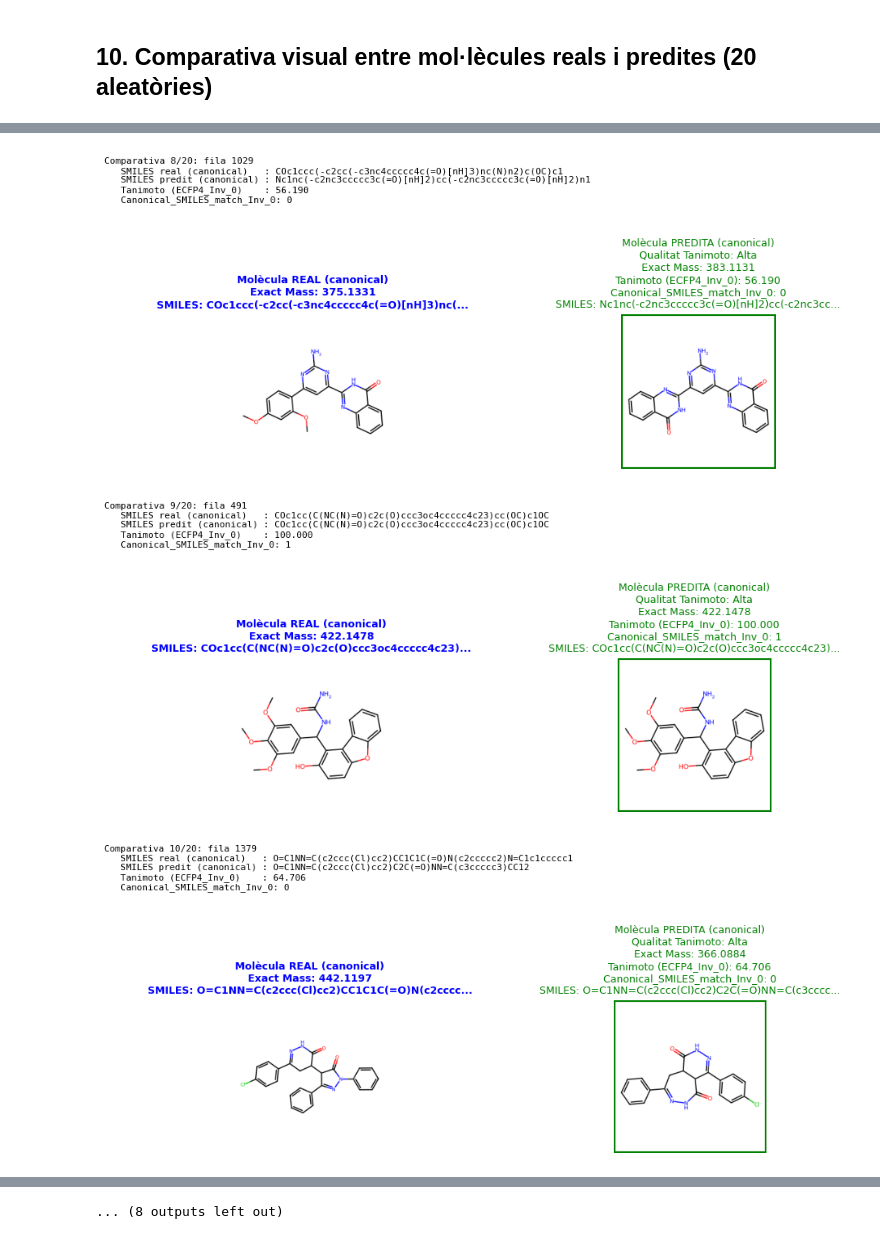
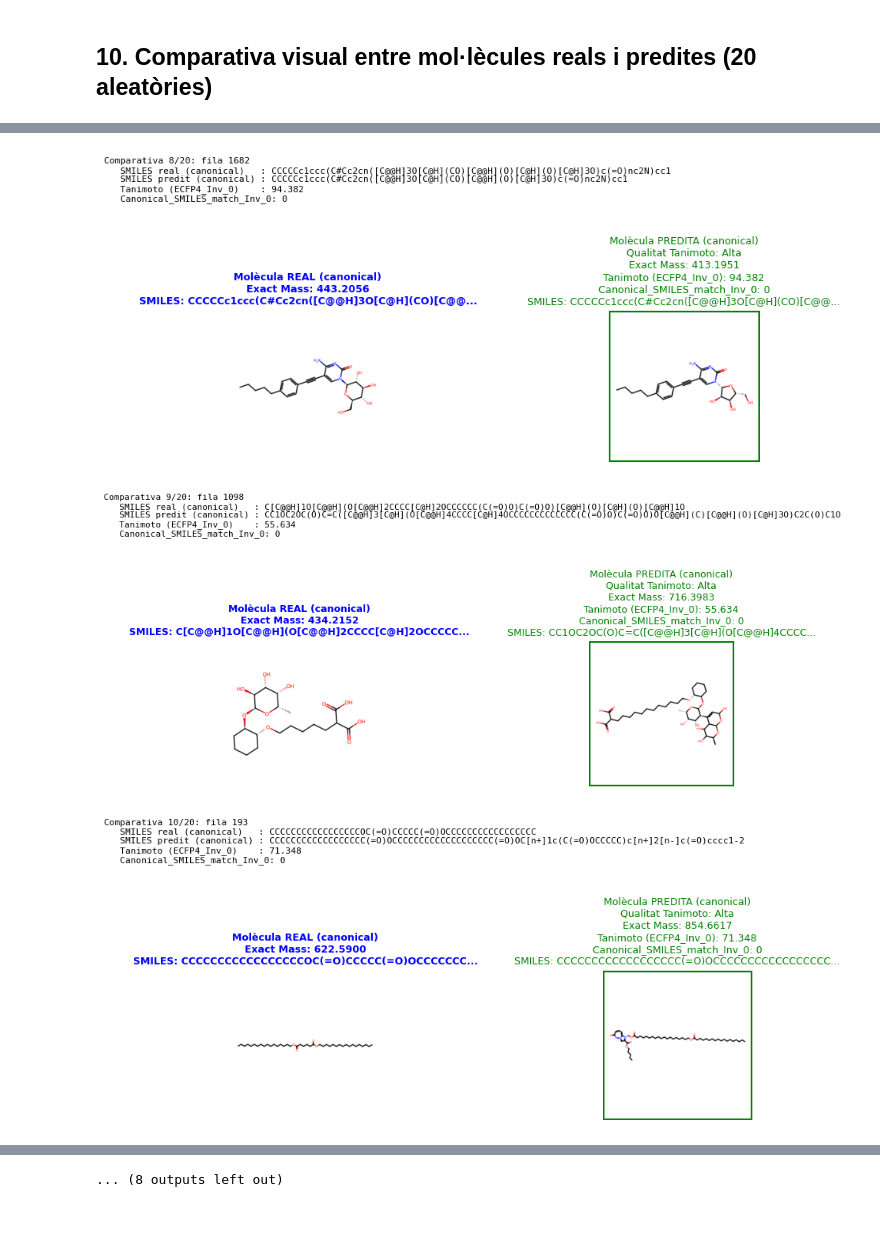
Before and after one commit to DavidDiestreR/MolForge_Testing, a Jupyter notebook: notebooks/analysis/output_analysis.ipynb, the cells around one changed output, grey strips where cells are left out. Drawn from its saved outputs; the diff is of its cells as text; code cells hidden in the pictures.

```diff
--- a/notebooks/analysis/output_analysis.ipynb
+++ b/notebooks/analysis/output_analysis.ipynb
@@ -37,9 +38,9 @@ fp_type = "ECFP4"
 # %% [markdown]
 Fitxer de fingerprints preprocessat (path a partir de MolForge_Testing/)
 # %%
-#input_path = "data/MolForge_output/MolForge_MFoutput_2000_ECFP4.csv"
+input_path = "data/MolForge_output/MolForge_MFoutput_2000_ECFP4_noise0_1_noise1_0.csv"
 #input_path = "data/MolForge_output/CoCoGraph_MFoutput_2000_novel.csv"
-input_path = "data/MolForge_output/CoCoGraph_MFoutput_2000_lt70atoms.csv"
+#input_path = "data/MolForge_output/CoCoGraph_MFoutput_2000_lt70atoms.csv"
 
 SMILES_in_col_name = "SMILES_input"
 SMILES_out_col_name = "SMILES_output_" + fp_type
@@ -48,15 +49,15 @@ Fitxer en que guardar l'output (path a partir de MolForge_Testing/)
 # %%
 # Output_path ha de ser una carpeta
-#output_path = "data/analysis_output/MolForge_MF_Analysis_2000_ECFP4/"
+output_path = "data/analysis_output/MolForge_MF_Analysis_2000_ECFP4/"
 #output_path = "data/analysis_output/CoCoGraph_MF_Analysis_2000_novel/"
-output_path = "data/analysis_output/CoCoGraph_MF_Analysis_2000_lt70atoms/"
+#output_path = "data/analysis_output/CoCoGraph_MF_Analysis_2000_lt70atoms/"
 
 # Columna on guardarem l'output de MolForge en format fp_type (per visualitzar els resultats en format bitvectors)
 fp_out_col_name = "fingerprints_output_" + fp_type
 # %% [markdown]
 Percentatge de soroll en zeros i uns
 # %%
-noise_0 = 0
+noise_0 = 1
 noise_1 = 0
 # %% [markdown]
 ## 1. Lectura del fitxer
@@ -445,9 +448,7 @@ from rdkit.Chem import Draw, Descriptors
 import matplotlib.pyplot as plt
 import matplotlib.patches as patches
 from matplotlib.backends.backend_pdf import PdfPages
-import numpy as np
 import random
-import os
 
 # Columnes que volem utilitzar
 real_col  = SMILES_in_col_name  + "_canonical"      # input canonical
@@ -456,11 +457,12 @@ tanimoto_col = "ECFP4_Inv_0"
 match_col    = "Canonical_SMILES_match_Inv_0"
 
 # Ruta de sortida del PDF
-os.makedirs(output_path, exist_ok=True)
-pdf_path = os.path.join(output_path, "comparativa_visual.pdf")
+pdf_path = f"{output_path}/noise0_{noise_0}_noise1_{noise_1}/comparativa_visual.pdf"
 
 n_examples = min(20, len(df))
-random_indices = random.sample(list(df.index), n_examples)
+SEED = 7  # <<--- seed modificable
+random_gen = random.Random(SEED)
+random_indices = random_gen.sample(list(df.index), n_examples)
 
 with PdfPages(pdf_path) as pdf:
 
@@ -593,3 +595,3 @@ with PdfPages(pdf_path) as pdf:
-[figure, old version]
+[figure, new version]
-[figure, old version]
+[figure, new version]
-[figure, old version]
+[figure, new version]
```
Also changed, not shown: parts of 17 cells of this notebook, 21 other files.
